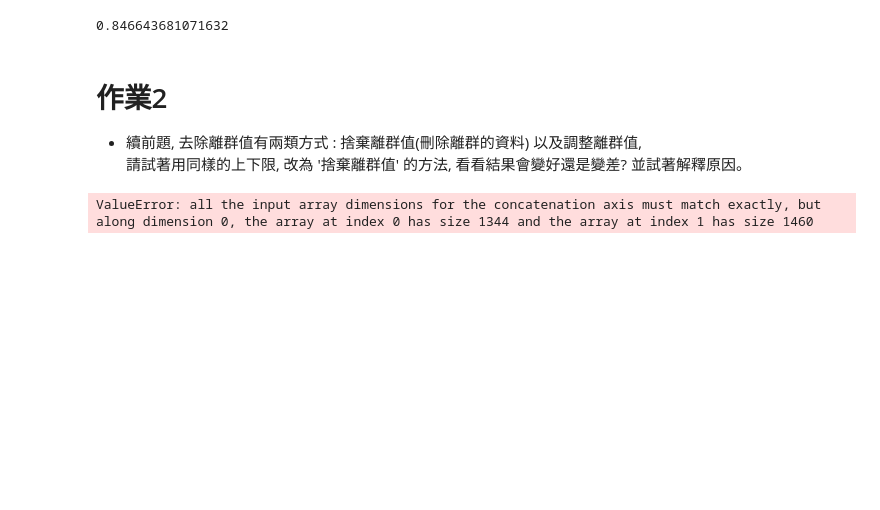
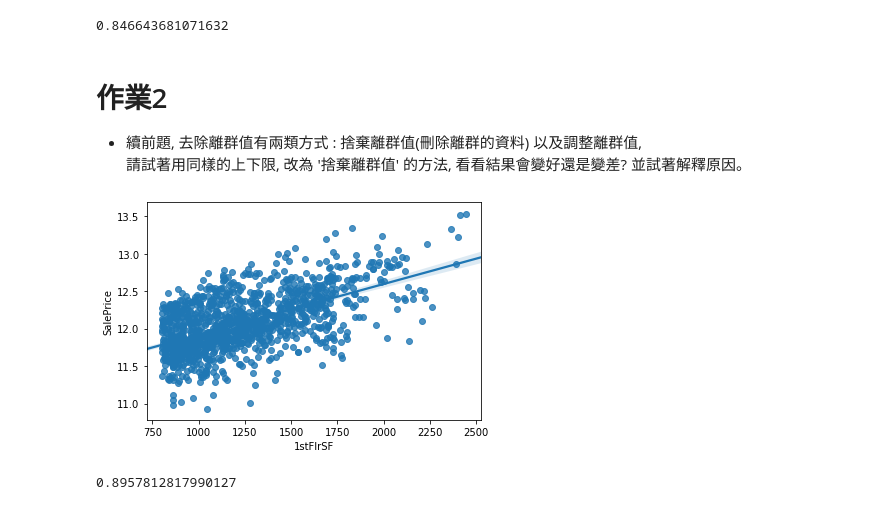
Before and after one commit to yooooyo/1st-DL-CVMarathon, a Jupyter notebook: Day10/Day_010_HW.ipynb, the cells around one changed output. Cells and saved outputs as stored; diff of their text form; code cells hidden in the pictures; blank space fills up the shorter version.

```diff
--- a/Day10/Day_010_HW.ipynb
+++ b/Day10/Day_010_HW.ipynb
@@ -93,15 +93,17 @@ cross_val_score(estimator, train_X, train_Y, cv=5).mean()
 # %%
 # 將 1stFlrSF 限制在你覺得適合的範圍內, 捨棄離群值
 """
 Your Code Here
 """
-keep_indexs = (df['GrLivArea']> 800) & (df['GrLivArea']< 2500)
-df = df[keep_indexs]
-sns.regplot(x = df['1stFlrSF'][:train_num], y=train_Y)
+select = (df['1stFlrSF']>800) & (df['1stFlrSF']<2500)
+df = df[select]
+train_Y = train_Y[select]
+sns.regplot(x =df['1stFlrSF']  ,y=train_Y)
 plt.show()
 # 做線性迴歸, 觀察分數
 train_X = MMEncoder.fit_transform(df)
 estimator = LinearRegression()
 cross_val_score(estimator, train_X, train_Y, cv=5).mean()
 # %% [output]
+[figure, added]
-ValueError: all the input array dimensions for the concatenation axis must match exactly, but along dimension 0, the array at index 0 has size 1344 and the array at index 1 has size 1460
+0.8957812817990127
```
Also changed, not shown: parts of 2 cells of this notebook.
